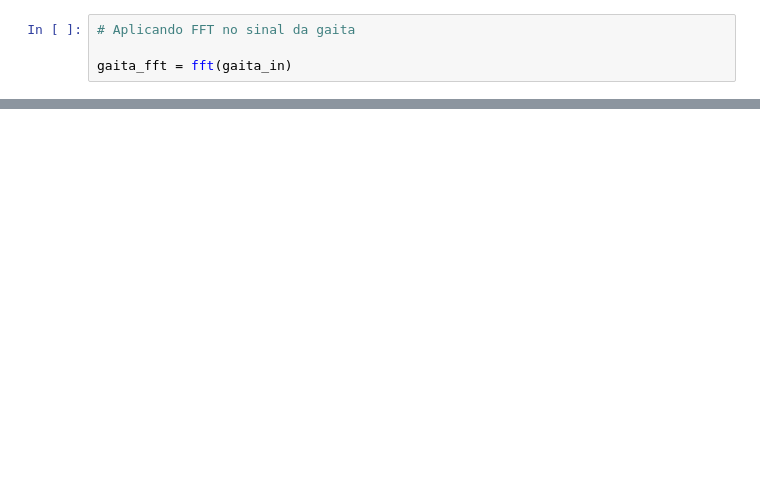
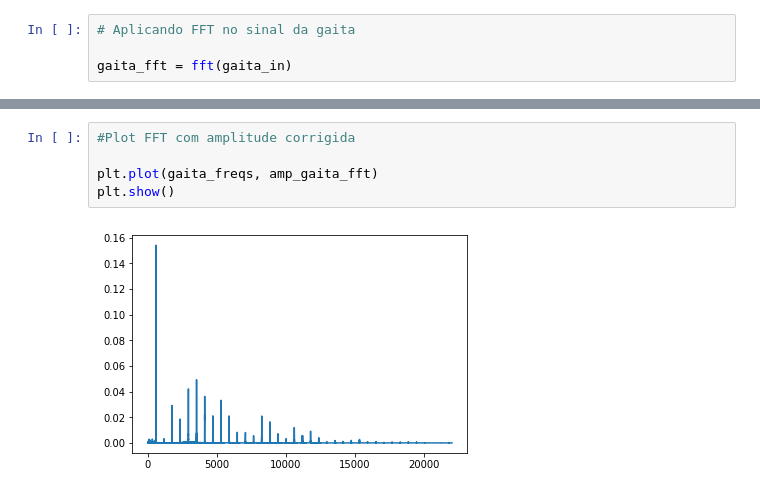
Before and after one commit to d4vidsc/music_synth, a Jupyter notebook: codigo/emulacao_gaita.ipynb, the cells around one changed output, grey strips where cells are left out. Drawn from its saved outputs; the diff is of its cells as text; blank space fills up the shorter version.

```diff
--- a/codigo/emulacao_gaita.ipynb
+++ b/codigo/emulacao_gaita.ipynb
@@ -72,0 +81,7 @@ gaita_fft = fft(gaita_in)
+# %%
+#Plot FFT com amplitude corrigida
+
+plt.plot(gaita_freqs, amp_gaita_fft)
+plt.show()
+# %% [output]
+[figure, added]
```
Also changed, not shown: parts of 19 cells of this notebook, 2 other files.
